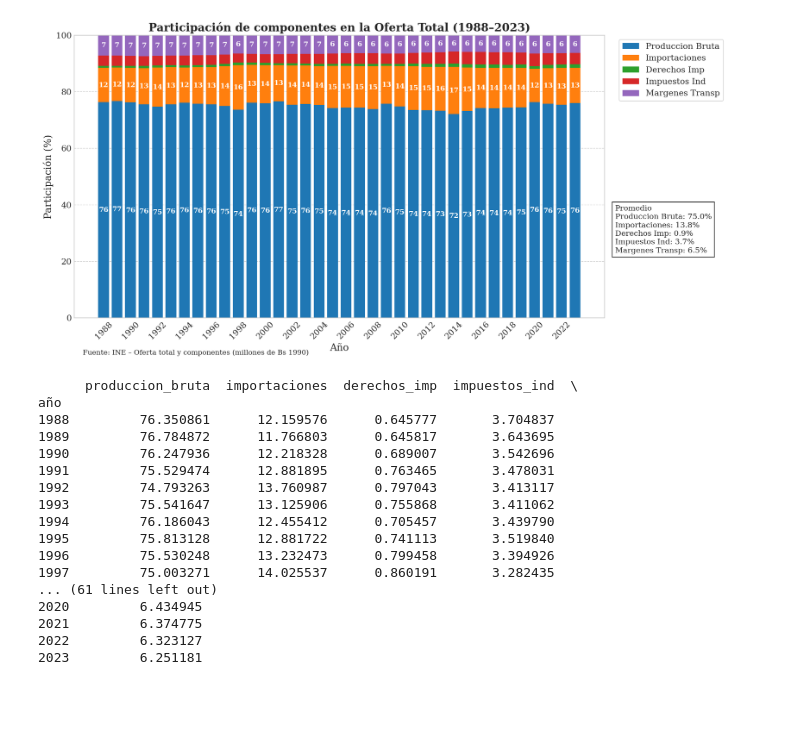
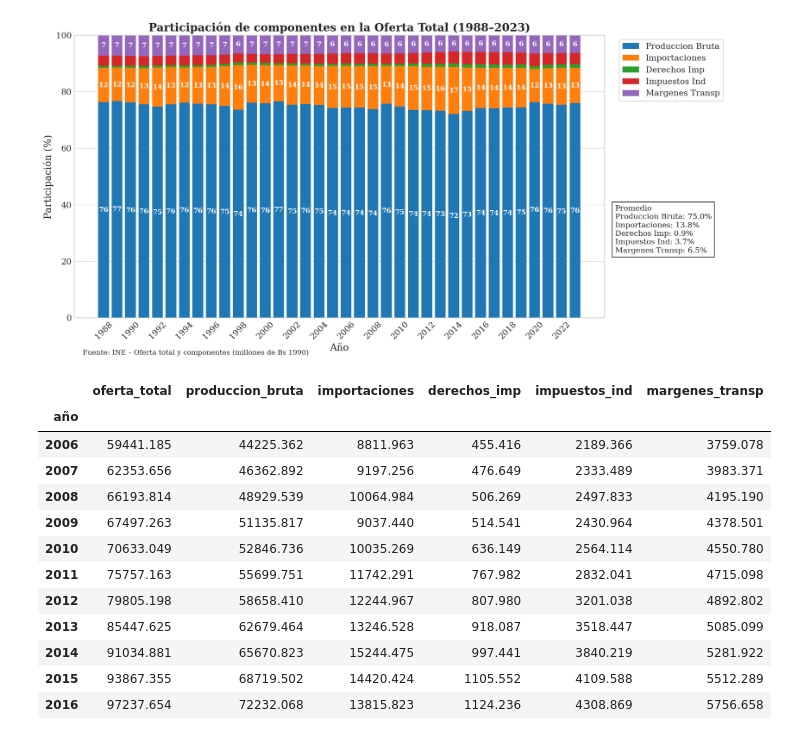
Before and after one commit to navi0369/proyectomacro, a Jupyter notebook: notebooks/analysis/vpb.ipynb, the cells around one changed output. Drawn from its saved outputs; the diff is of its cells as text; code cells hidden in the pictures; blank space fills up the shorter version.

```diff
--- a/notebooks/analysis/vpb.ipynb
+++ b/notebooks/analysis/vpb.ipynb
@@ -257,22 +261,18 @@ plt.show()
 # %% [output]
 [figure]
 # %%
-print(df_pct)
+df_ot.loc[2006:2016]
 # %% [output]
-      produccion_bruta  importaciones  derechos_imp  impuestos_ind  \
-año
-1988         76.350861      12.159576      0.645777       3.704837
-1989         76.784872      11.766803      0.645817       3.643695
-1990         76.247936      12.218328      0.689007       3.542696
-1991         75.529474      12.881895      0.763465       3.478031
-1992         74.793263      13.760987      0.797043       3.413117
-1993         75.541647      13.125906      0.755868       3.411062
-1994         76.186043      12.455412      0.705457       3.439790
-1995         75.813128      12.881722      0.741113       3.519840
-1996         75.530248      13.232473      0.799458       3.394926
-1997         75.003271      14.025537      0.860191       3.282435
-... (61 lines left out)
-2020         6.434945
-2021         6.374775
-2022         6.323127
-2023         6.251181
+|  | oferta_total | produccion_bruta | importaciones | derechos_imp | impuestos_ind | margenes_transp |
+| año |  |  |  |  |  |  |
+| 2006 | 59441.185 | 44225.362 | 8811.963 | 455.416 | 2189.366 | 3759.078 |
+| 2007 | 62353.656 | 46362.892 | 9197.256 | 476.649 | 2333.489 | 3983.371 |
+| 2008 | 66193.814 | 48929.539 | 10064.984 | 506.269 | 2497.833 | 4195.190 |
+| 2009 | 67497.263 | 51135.817 | 9037.440 | 514.541 | 2430.964 | 4378.501 |
+| 2010 | 70633.049 | 52846.736 | 10035.269 | 636.149 | 2564.114 | 4550.780 |
+| 2011 | 75757.163 | 55699.751 | 11742.291 | 767.982 | 2832.041 | 4715.098 |
+| 2012 | 79805.198 | 58658.410 | 12244.967 | 807.980 | 3201.038 | 4892.802 |
+| 2013 | 85447.625 | 62679.464 | 13246.528 | 918.087 | 3518.447 | 5085.099 |
+| 2014 | 91034.881 | 65670.823 | 15244.475 | 997.441 | 3840.219 | 5281.922 |
+| 2015 | 93867.355 | 68719.502 | 14420.424 | 1105.552 | 4109.588 | 5512.289 |
+| 2016 | 97237.654 | 72232.068 | 13815.823 | 1124.236 | 4308.869 | 5756.658 |
```
Also changed, not shown: parts of 3 cells of this notebook, 4 other files.
